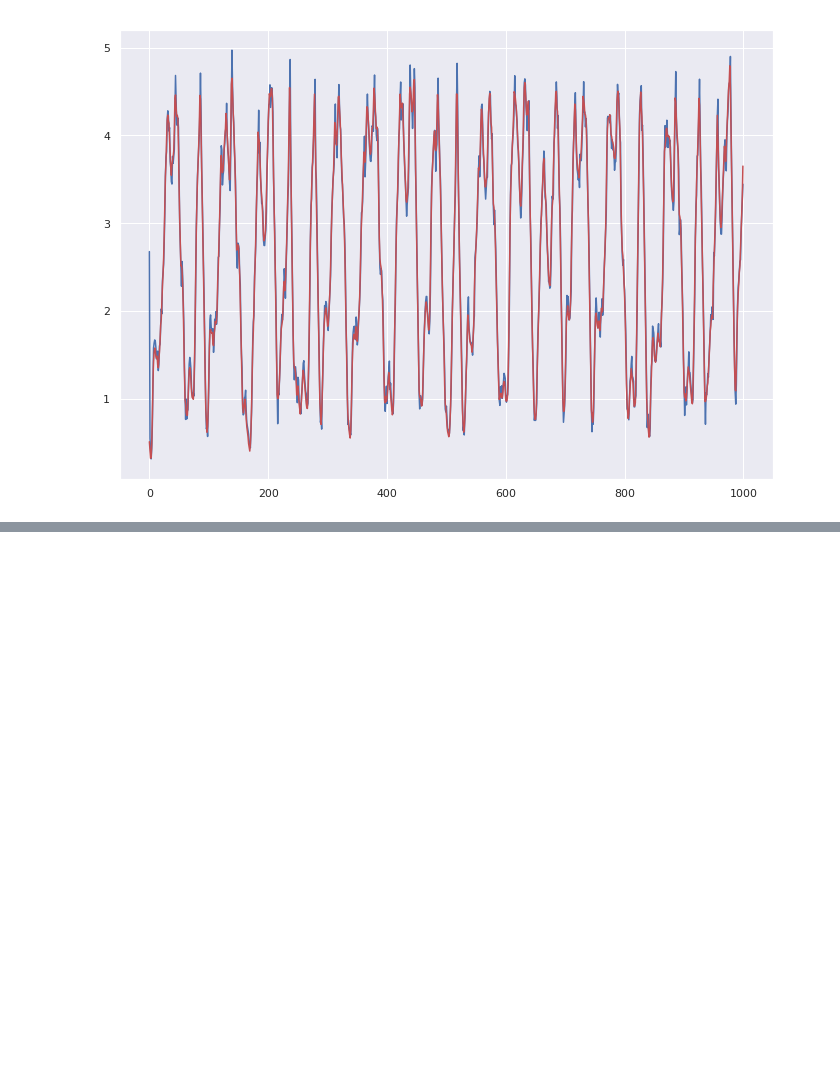
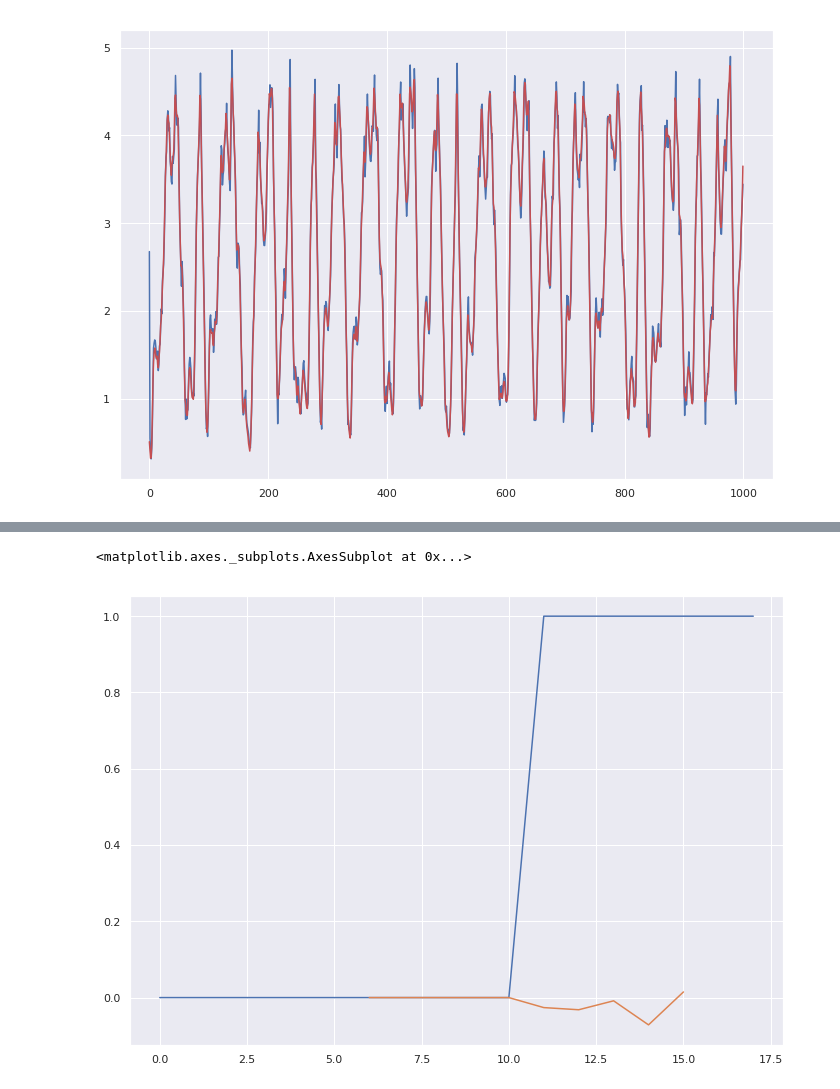
Before and after one commit to sebastiaansch/CDALab2, a Jupyter notebook: Assignment/ARMA task.ipynb, the cells around one changed output, grey strips where cells are left out. Saved outputs shown, nothing was run; the diff lists cells and outputs as text; code cells hidden in the pictures; blank space fills up the shorter version.

```diff
--- a/Assignment/ARMA task.ipynb
+++ b/Assignment/ARMA task.ipynb
@@ -238,0 +207,42 @@ ax.set(xlabel='Threshold')
+# %%
+## Copying the known values for the top models:
+source_df = df1
+target_df = df2
+
+which_columns = target_models.index.values
+
+window_width = 5
+data_streams =  source_df.loc[len(source_df):,which_columns].reset_index(drop=True)
+params = target_models['params']
+
+trained_models = []
+
+predictions = pd.DataFrame(columns=which_columns)
+
+for i in range(0, 10, window_width):
+    ## Create the new models
+    data_streams = data_streams.append(target_df.loc[i:i+window_width, which_columns],ignore_index=True)
+    trained_models = []
+
+    new_predictions = pd.DataFrame(columns=which_columns)
+
+    for column in which_columns:
+        try:
+            trained_model = pm.ARIMA(order=target_models.loc[column, 'order'], seasonal_order=(0,0,0,1), start_params=params[column], suppress_warnings=True)
+        except:
+            trained_model = pm.ARIMA(order=target_models.loc[column, 'order'], seasonal_order=(0,0,0,1), suppress_warnings=True)
+        trained_model.fit(data_streams[column])
+        trained_models.append(trained_model)
+        new_predictions[column] = trained_model.predict(window_width)
+
+    new_predictions.index = range(i+window_width+1,i+window_width+window_width+1)
+    predictions = predictions.append(new_predictions)
+# %%
+fig, ax = plt.subplots()
+data_streams = data_streams.append(target_df.loc[i:i+window_width, which_columns],ignore_index=True)
+
+sns.lineplot(data=data_streams[column], ax=ax)
+sns.lineplot(data=predictions[column], ax=ax)
+# %% [output]
+<matplotlib.axes._subplots.AxesSubplot at 0x...>
+[figure, added]
```
Also changed, not shown: parts of 16 cells of this notebook, 3 other files.
